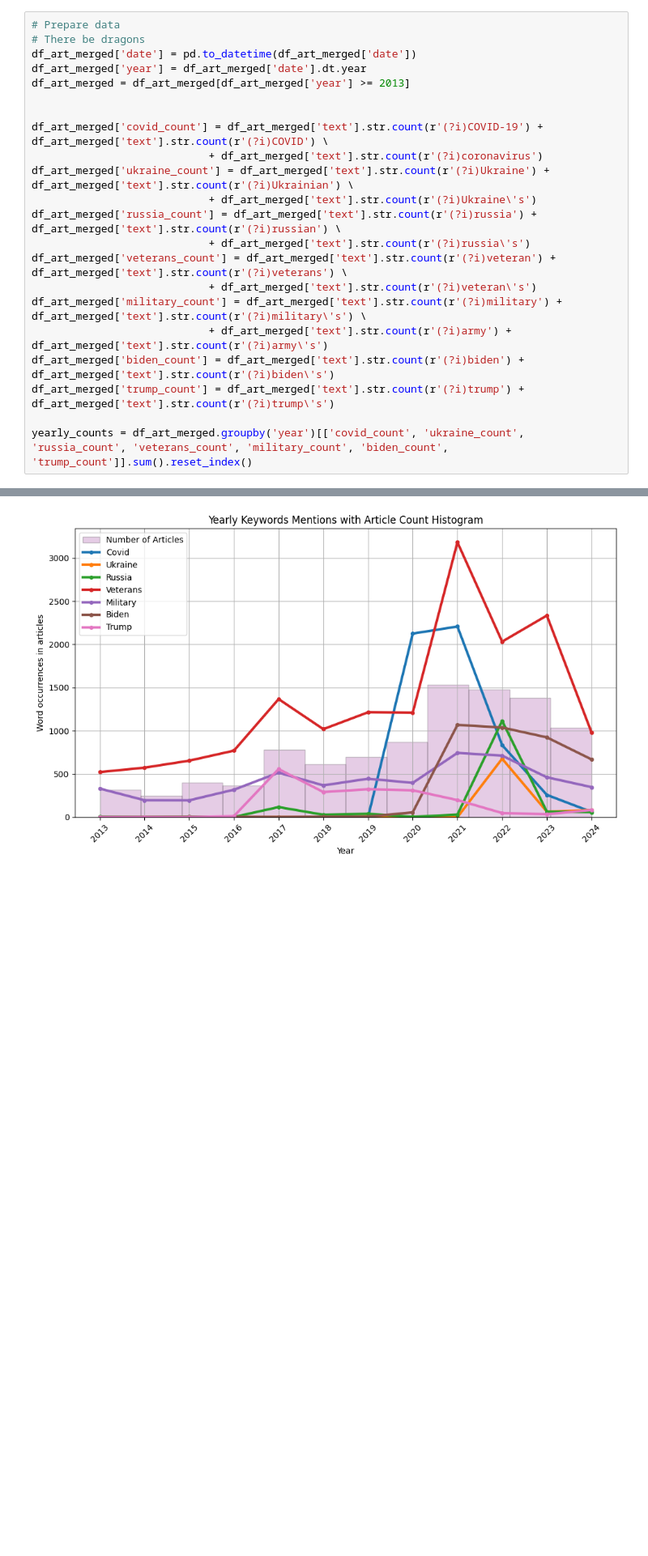
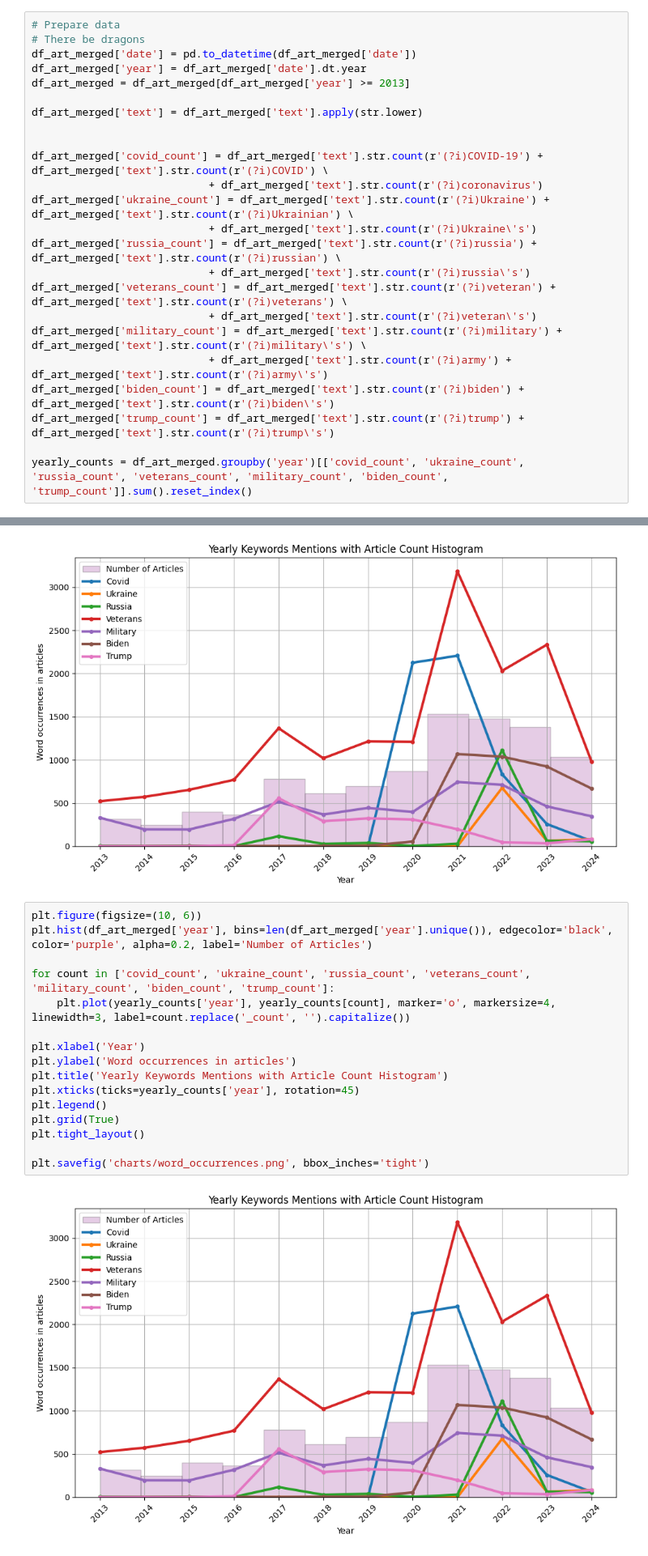
Before and after one commit to qpa-agh/usa_issues_data_mining, a Jupyter notebook: eda.ipynb, the cells around one changed output, grey strips where cells are left out. Shown at 81% size. Drawn from its saved outputs; the diff is of its cells as text; blank space fills up the shorter version.

```diff
--- a/eda.ipynb
+++ b/eda.ipynb
@@ -186,6 +186,8 @@ show(hv.render(chord))
 df_art_merged['date'] = pd.to_datetime(df_art_merged['date'])
 df_art_merged['year'] = df_art_merged['date'].dt.year
 df_art_merged = df_art_merged[df_art_merged['year'] >= 2013]
+
+df_art_merged['text'] = df_art_merged['text'].apply(str.lower)
 
 
 df_art_merged['covid_count'] = df_art_merged['text'].str.count(r'(?i)COVID-19') + df_art_merged['text'].str.count(r'(?i)COVID') \
@@ -220,3 +222,21 @@ plt.tight_layout()
 plt.savefig('charts/word_occurrences.png', bbox_inches='tight')
 # %% [output]
 [figure]
+# %%
+plt.figure(figsize=(10, 6))
+plt.hist(df_art_merged['year'], bins=len(df_art_merged['year'].unique()), edgecolor='black', color='purple', alpha=0.2, label='Number of Articles')
+
+for count in ['covid_count', 'ukraine_count', 'russia_count', 'veterans_count', 'military_count', 'biden_count', 'trump_count']:
+    plt.plot(yearly_counts['year'], yearly_counts[count], marker='o', markersize=4, linewidth=3, label=count.replace('_count', '').capitalize())
+
+plt.xlabel('Year')
+plt.ylabel('Word occurrences in articles')
+plt.title('Yearly Keywords Mentions with Article Count Histogram')
+plt.xticks(ticks=yearly_counts['year'], rotation=45)
+plt.legend()
+plt.grid(True)
+plt.tight_layout()
+
+plt.savefig('charts/word_occurrences.png', bbox_inches='tight')
+# %% [output]
+[figure, added]
```
Also changed, not shown: parts of 1 cell of this notebook, 12 other files.
